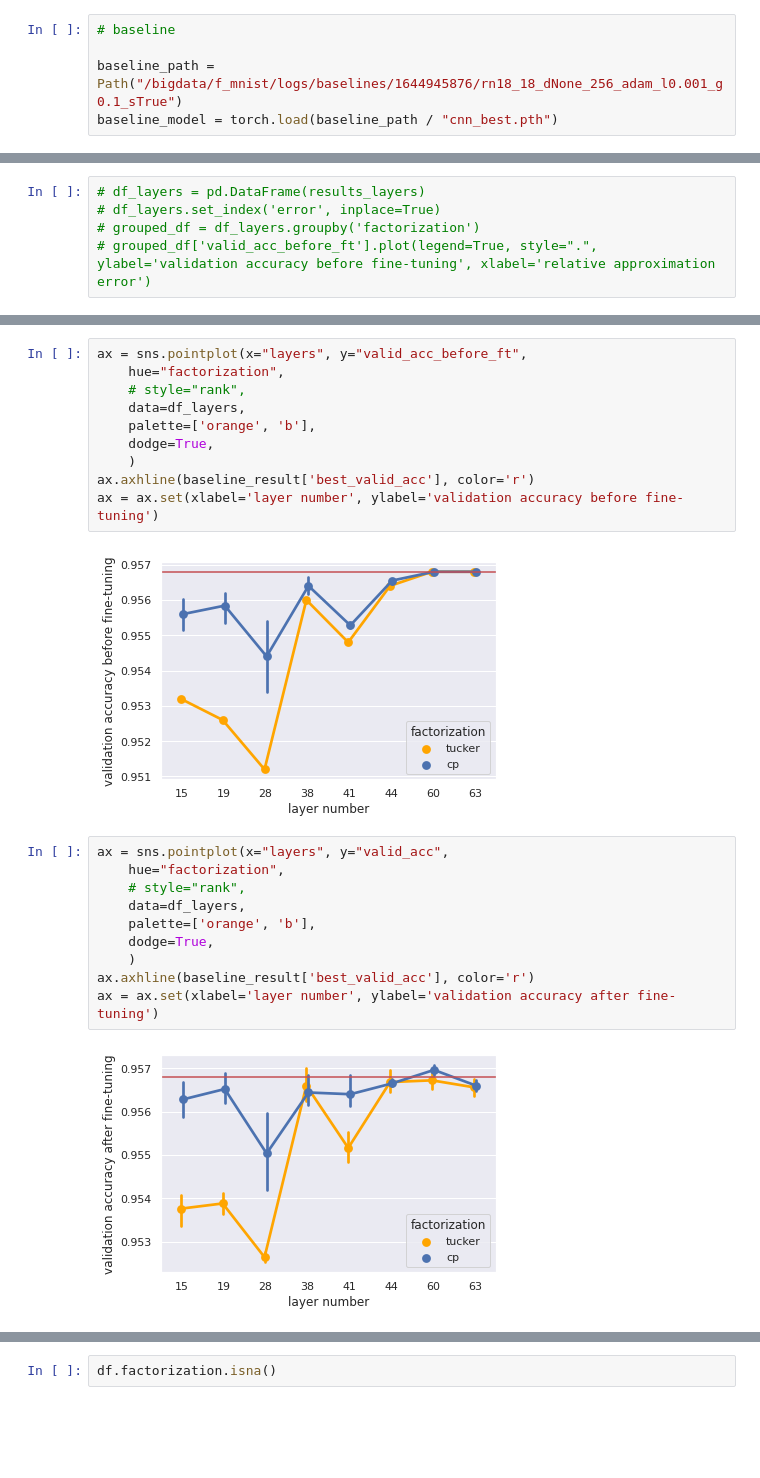
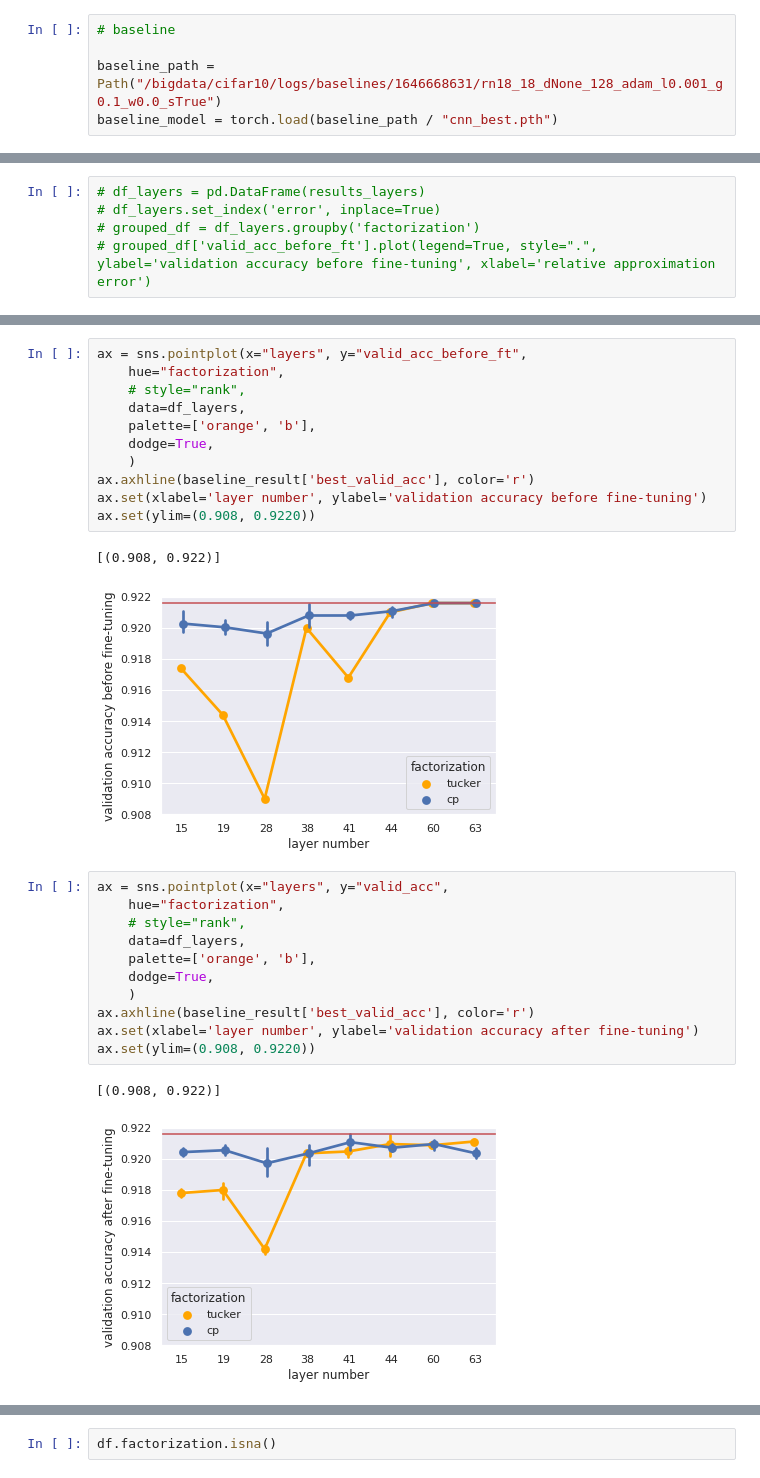
Before and after one commit to JSchuurmans/tddl, a Jupyter notebook: notebooks/results/rn18_c10_approx_vs_perform_ci.ipynb, the cells around one changed output, grey strips where cells are left out. Cells and saved outputs as stored; diff of their text form; blank space fills up the shorter version.

```diff
--- a/notebooks/results/rn18_c10_approx_vs_perform_ci.ipynb
+++ b/notebooks/results/rn18_c10_approx_vs_perform_ci.ipynb
@@ -53,7 +46,7 @@ print(len(paths))
 # %%
 # baseline
 
-baseline_path = Path("/bigdata/f_mnist/logs/baselines/1644945876/rn18_18_dNone_256_adam_l0.001_g0.1_sTrue")
+baseline_path = Path("/bigdata/cifar10/logs/baselines/1646668631/rn18_18_dNone_128_adam_l0.001_g0.1_w0.0_sTrue")
 baseline_model = torch.load(baseline_path / "cnn_best.pth")
 # %%
 with open(baseline_path/'results.json') as json_file:
@@ -584,21 +571,25 @@ ax = sns.pointplot(x="layers", y="valid_acc_before_ft",
     dodge=True,
     )
 ax.axhline(baseline_result['best_valid_acc'], color='r')
-ax = ax.set(xlabel='layer number', ylabel='validation accuracy before fine-tuning')
+ax.set(xlabel='layer number', ylabel='validation accuracy before fine-tuning')
+ax.set(ylim=(0.908, 0.9220))
 # %% [output]
+[(0.908, 0.922)]
-[figure, old version]
+[figure, new version]
 # %%
 ax = sns.pointplot(x="layers", y="valid_acc",
     hue="factorization",
     # style="rank",
     data=df_layers,
     palette=['orange', 'b'],
     dodge=True,
     )
 ax.axhline(baseline_result['best_valid_acc'], color='r')
-ax = ax.set(xlabel='layer number', ylabel='validation accuracy after fine-tuning')
+ax.set(xlabel='layer number', ylabel='validation accuracy after fine-tuning')
+ax.set(ylim=(0.908, 0.9220))
 # %% [output]
+[(0.908, 0.922)]
-[figure, old version]
+[figure, new version]
 # %%
 ax = sns.pointplot(x="layers", y="test_acc",
              hue="factorization",
```
Also changed, not shown: parts of 45 cells of this notebook, 2 other files.
